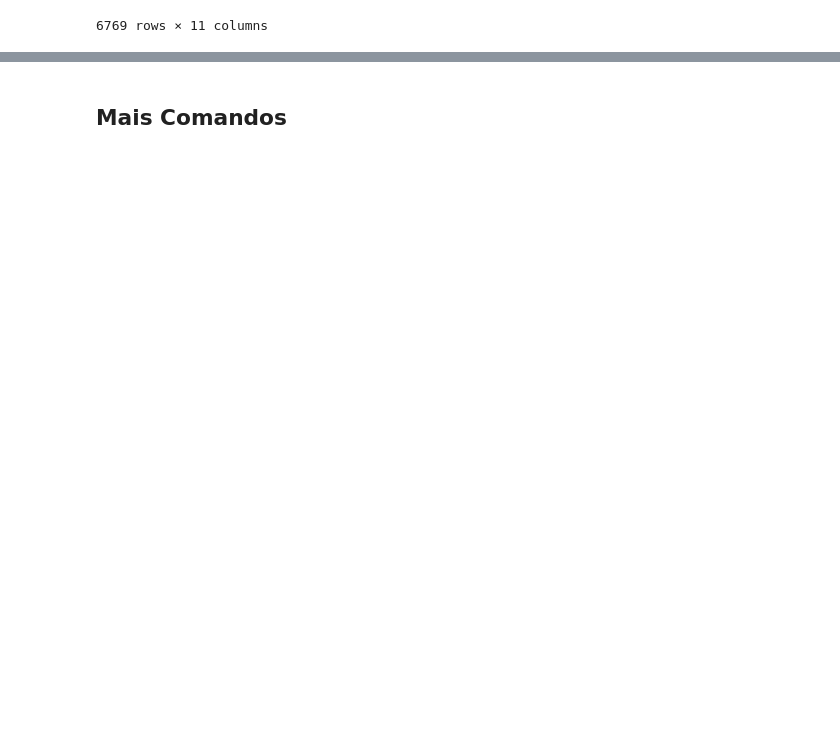
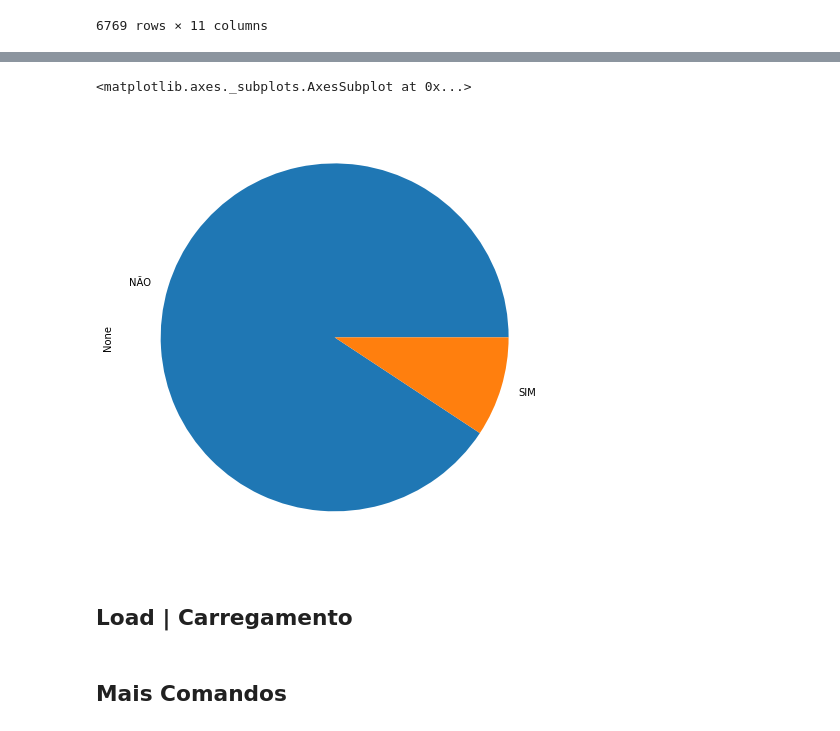
Before and after one commit to giobritos/soul_code_python, a Jupyter notebook: ED7-PandasFundamentos.ipynb, the cells around one changed output, grey strips where cells are left out. Drawn from its saved outputs; the diff is of its cells as text; code cells hidden in the pictures; blank space fills up the shorter version.

```diff
--- a/ED7-PandasFundamentos.ipynb
+++ b/ED7-PandasFundamentos.ipynb
@@ -306,3 +529,11 @@ schema.validate(df)
+# %%
+# usar pizza quando tem no máximo 3 itens (categorias)
+df.groupby(['saida_pista'], dropna=False).size().sort_values(ascending=False).plot.pie(figsize=(8,8))
+# %% [output]
+<matplotlib.axes._subplots.AxesSubplot at 0x...>
+[figure, added]
+# %% [markdown]
+## Load | Carregamento
 # %% [markdown]
 ## Mais Comandos
 # %%
```
Also changed, not shown: parts of 37 cells of this notebook.
